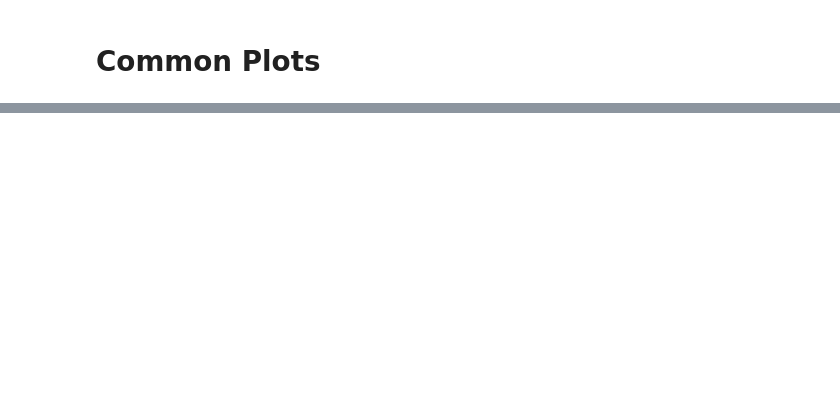
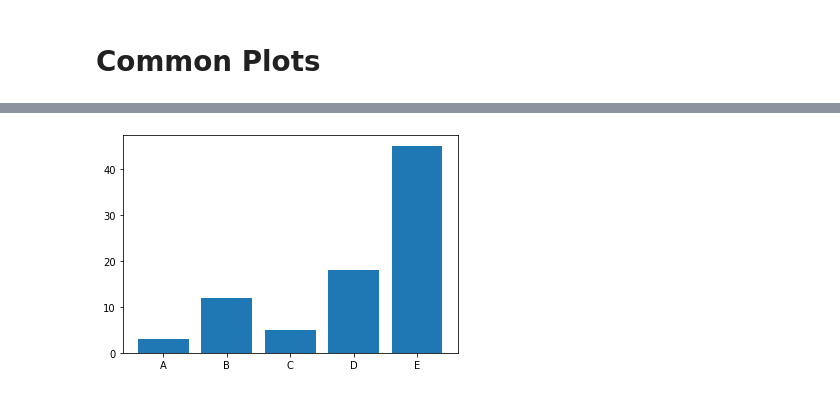
Before and after one commit to Data-Miners-Club/DS-Libraries, a Jupyter notebook: Common_Plots.ipynb, the cells around one changed output, grey strips where cells are left out. Drawn from its saved outputs; the diff is of its cells as text; code cells hidden in the pictures; blank space fills up the shorter version.

Commit message:
Adding 6 common plots

```diff
--- a/Common_Plots.ipynb
+++ b/Common_Plots.ipynb
@@ -6,0 +8,11 @@
+# %%
+import matplotlib.pyplot as plt
+
+height = [3, 12, 5, 18, 45]
+bars = ['A', 'B', 'C', 'D', 'E']
+# Create bars
+plt.bar(bars, height)
+# Show graphic
+plt.show()
+# %% [output]
+[figure, added]
```
Also changed, not shown: parts of 26 cells of this notebook.
